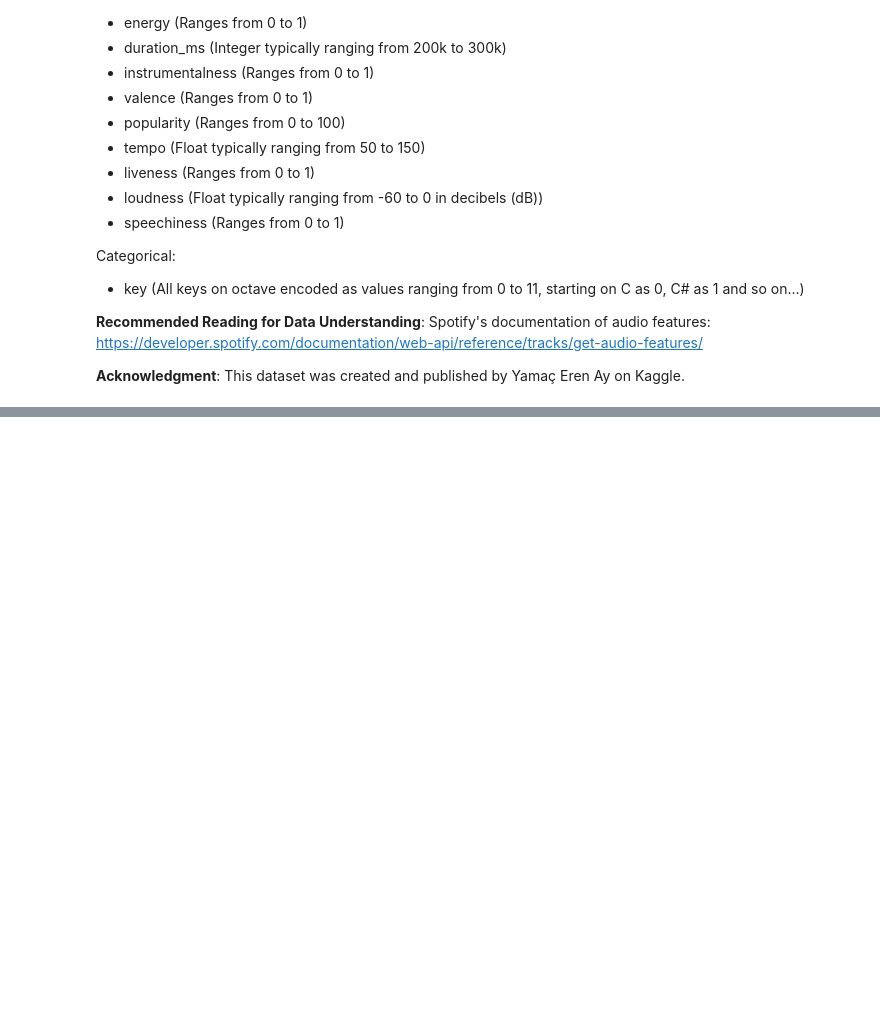
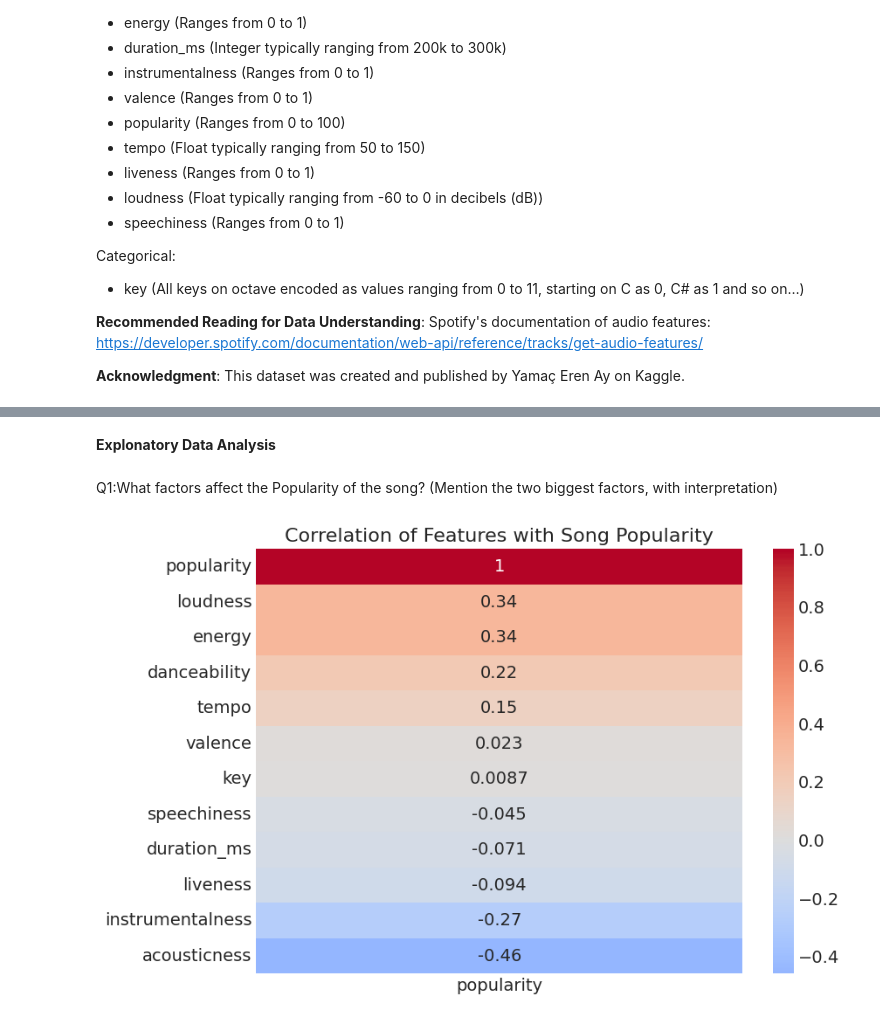
Before and after one commit to danasalem/my-new-repo, a Jupyter notebook: Clustering_Mini_Project.ipynb, the cells around one changed output, grey strips where cells are left out. Cells and saved outputs as stored; diff of their text form; code cells hidden in the pictures; blank space fills up the shorter version.

```diff
--- a/Clustering_Mini_Project.ipynb
+++ b/Clustering_Mini_Project.ipynb
@@ -76,0 +167,15 @@ df.head()
+# %% [markdown]
+**Explonatory Data Analysis**
+# %% [markdown]
+Q1:What factors affect the Popularity of the song? (Mention the two biggest factors, with interpretation)
+# %%
+# Compute correlations with popularity
+pop_corr = df.corr(numeric_only=True)[['popularity']].sort_values(by='popularity', ascending=False)
+
+# Visualize correlations as a heatmap
+plt.figure(figsize=(8,6))
+sns.heatmap(pop_corr, annot=True, cmap='coolwarm', center=0, cbar=True)
+plt.title('Correlation of Features with Song Popularity', fontsize=16)
+plt.show()
+# %% [output]
+[figure, added]
```
Also changed, not shown: parts of 37 cells of this notebook.
